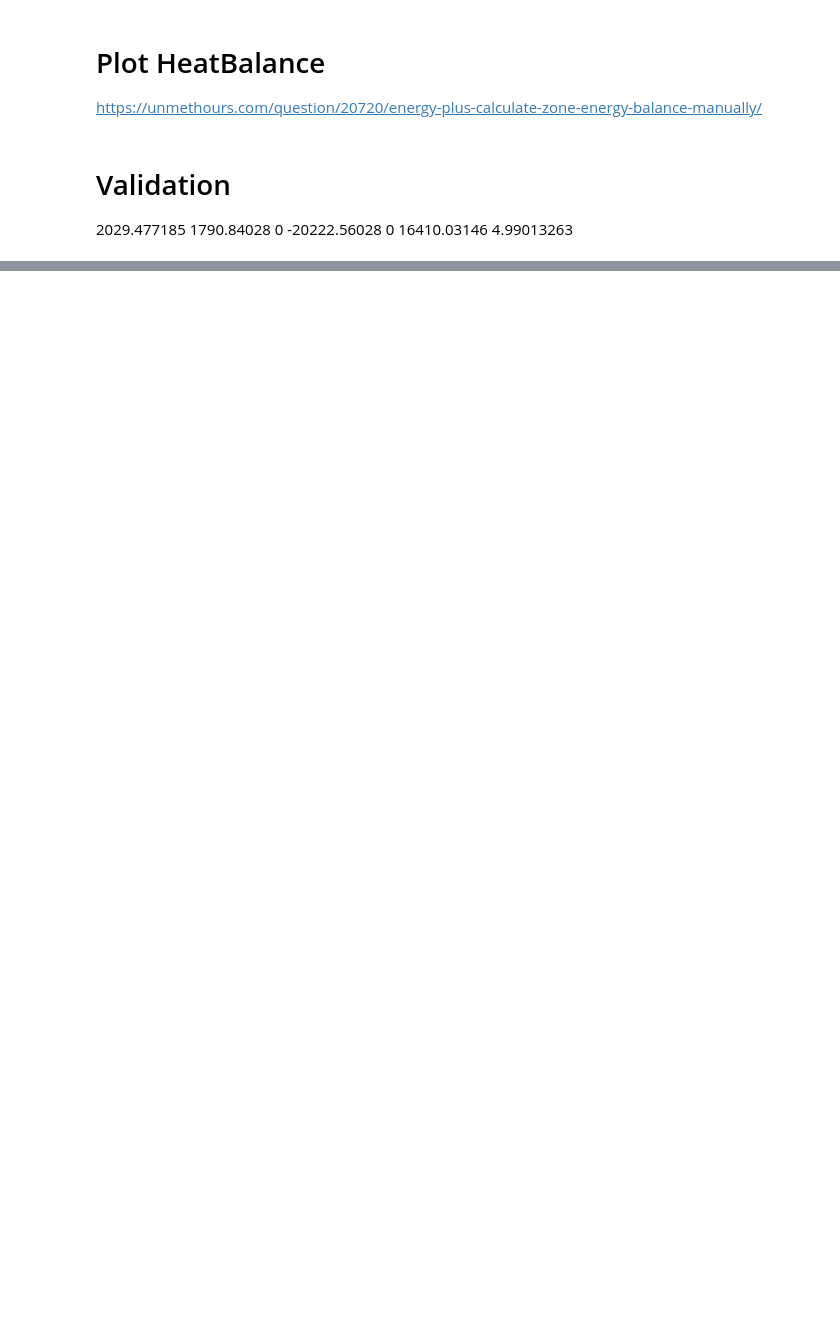
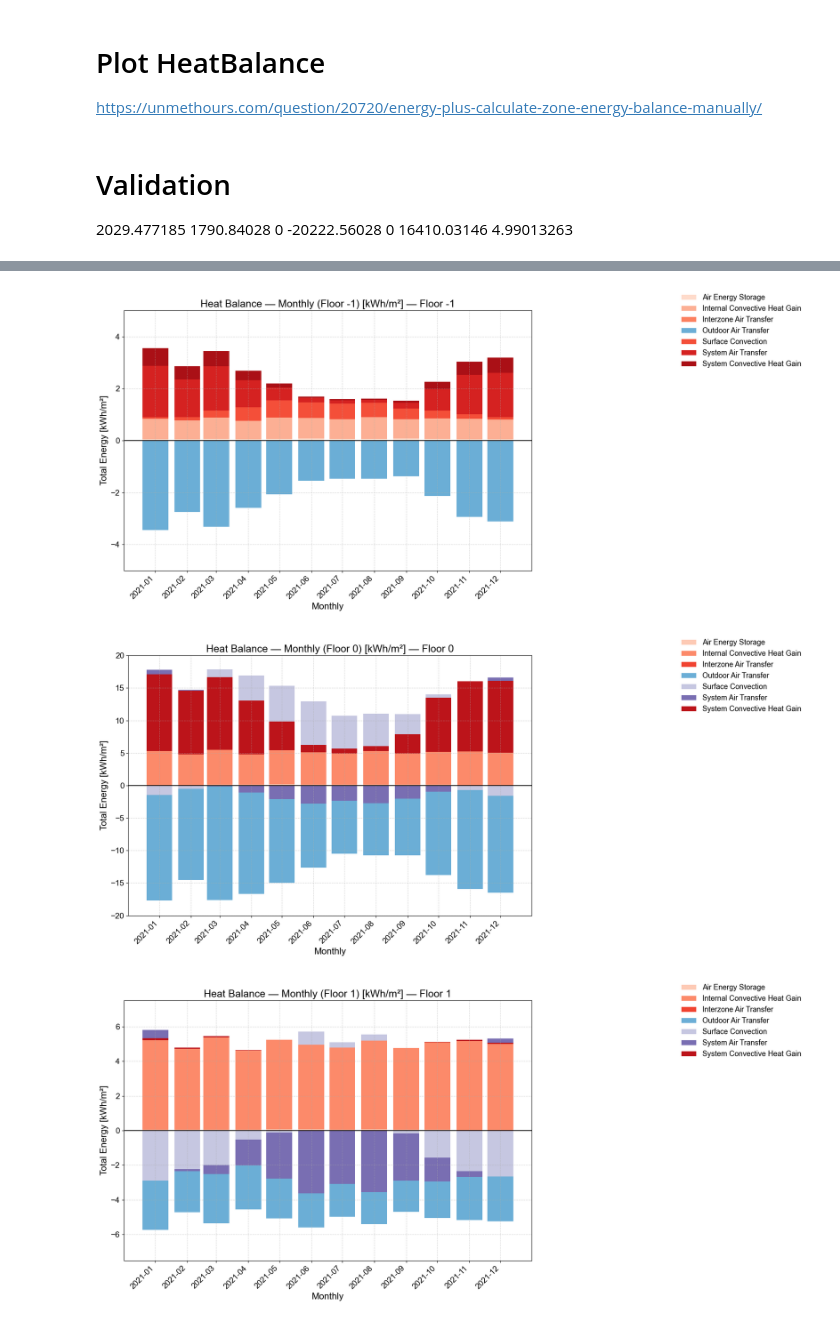
Before and after one commit to RuiBoGithub/eplus_heat_balance, a Jupyter notebook: Test.ipynb, the cells around one changed output, grey strips where cells are left out. Cells and saved outputs as stored; diff of their text form; code cells hidden in the pictures; blank space fills up the shorter version.

```diff
--- a/Test.ipynb
+++ b/Test.ipynb
@@ -73,28 +71,0 @@ plot_heat_balance(df_bldg_y, scale="yearly", scope="building",ylim_abs=150,
-# %%
-import pandas as pd
-from _pltReIDF import load_long, compute_aggs, get_df
-
-# --- Load EnergyPlus outputs ---
-areas = None  # or pd.read_csv("areas.csv") if available
-eplusout_path = "../_base/idf/HVACDetailed-Jul/eplusout.csv"
-
-long_df = load_long(eplusout_path, assume_year=2021, areas_df=areas)
-aggs = compute_aggs(long_df)
-
-# --- Pick a zone name ---
-# (1) List some available zones to check spelling
-print(sorted(long_df["Zone"].unique())[:10])
-
-# (2) Choose one from that list, for example:
-zone_name = "ZONE1-1_ATRIUM_122D7807"  # replace with an actual name in your file
-
-# --- Get MONTHLY data for that zone ---
-df_zone_m = get_df(
-    aggs,
-    scale="monthly",         # monthly aggregation
-    scope="zone",            # single zone
-    zone=zone_name,
-    units="kWh",             # Wh or kWh
-    per_m2=False,            # True if you have Area_m2 and want kWh/m²
-    long_df_for_area=long_df # required if per_m2=True
-)
@@ -142,0 +72,15 @@ plot_heat_balance(
+# %%
+# Floors -1..6 (same colors)
+for f in range(-1, 7):
+    df_f = get_df(aggs, scale="monthly", scope="floor", floor=f,
+                  units="kWh", per_m2=True, long_df_for_area=long_df)
+    if df_f.empty:
+        print(f"[Info] Floor {f} has no data.")
+        continue
+    plot_heat_balance(df_f, scale="monthly", scope=f"floor {f}",
+                      units="kWh", per_m2=True, global_color_map=global_colors,
+                      title_suffix=f"— Floor {f}")
+# %% [output]
+[figure, added]
+[figure, added]
+[figure, added]
```
Also changed, not shown: parts of 9 cells of this notebook, 7 other files.
